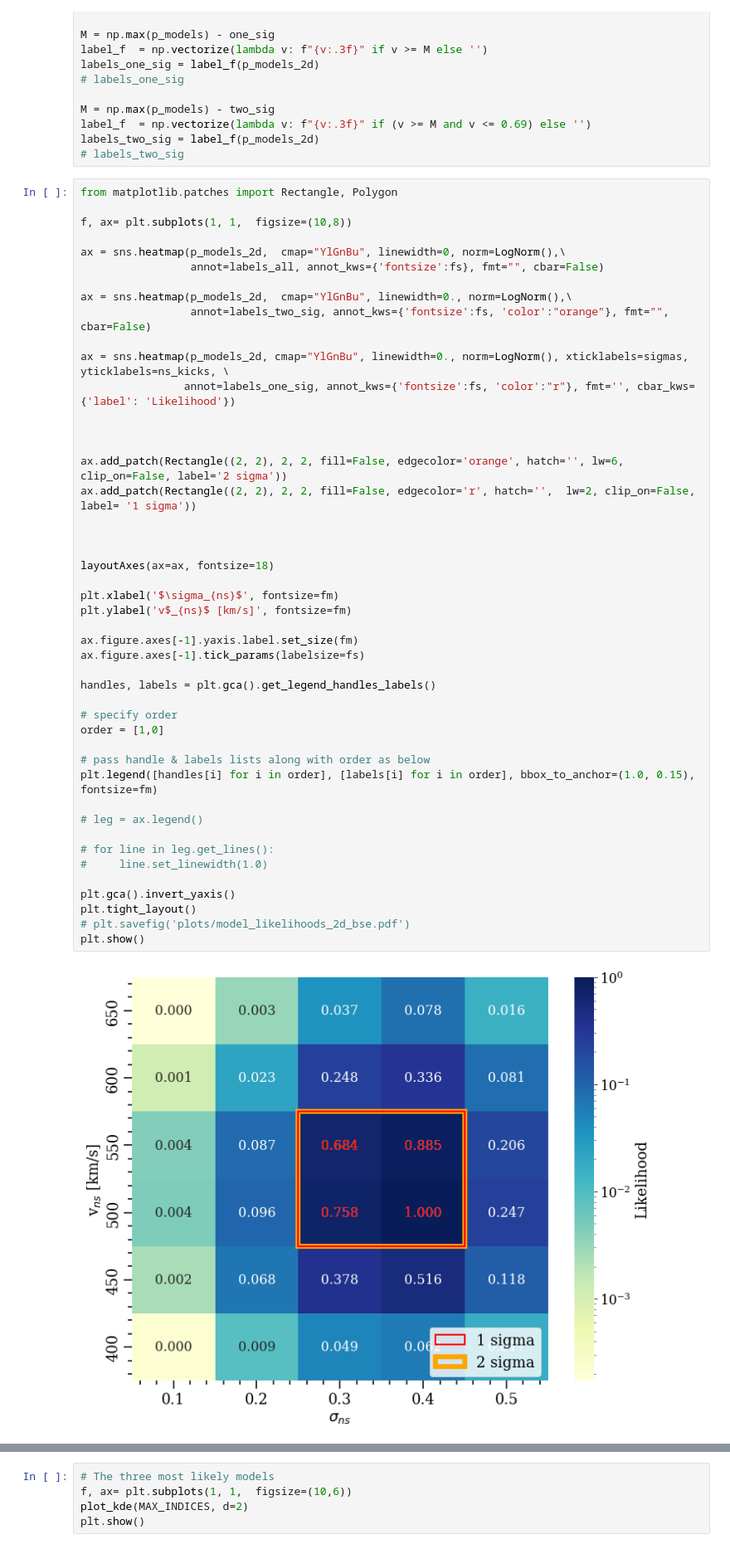
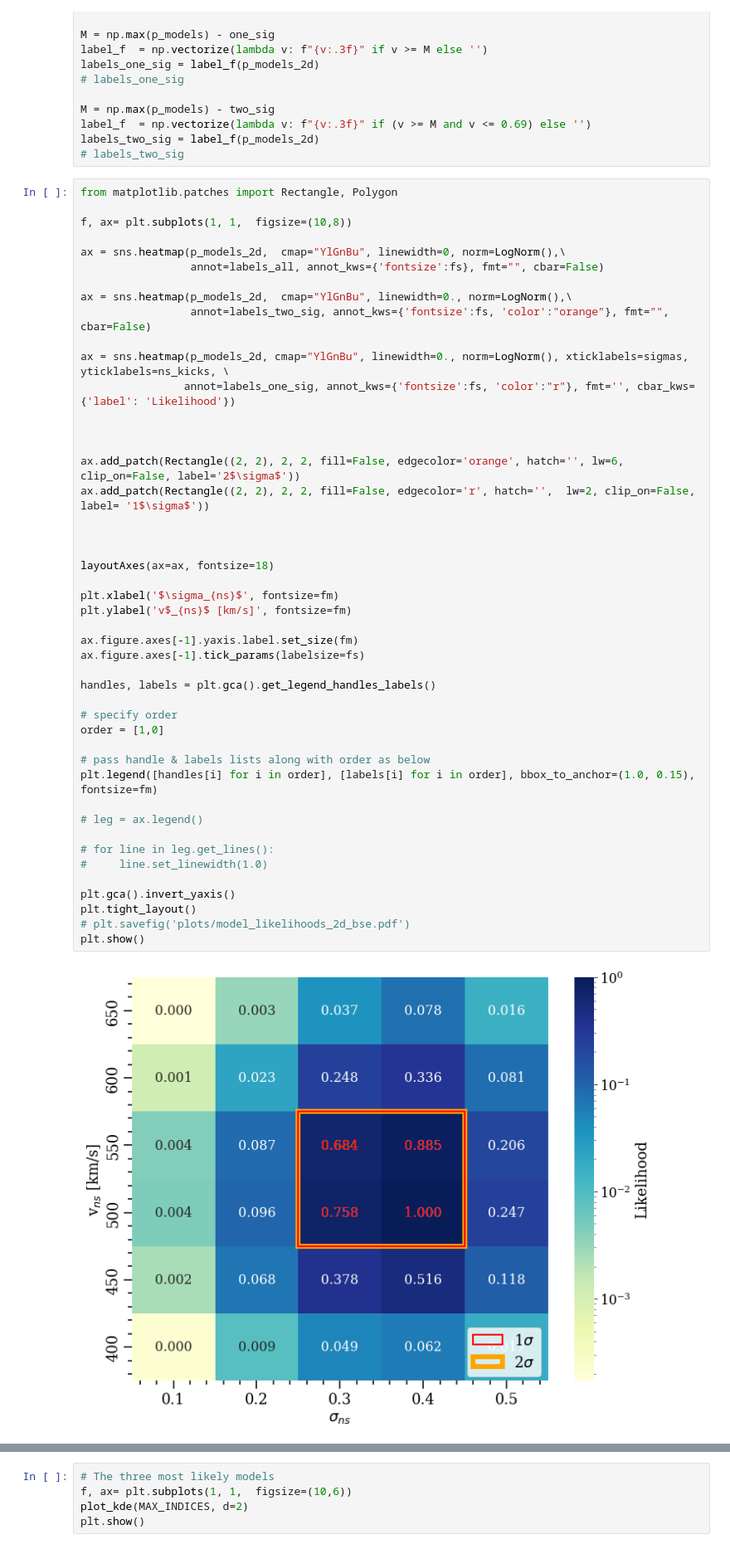
Before and after one commit to veome22/supernova_remnant_prescription, a Jupyter notebook: model_likelihood_analysis_bse.ipynb, the cells around one changed output, grey strips where cells are left out. Shown at 83% size. Cells and saved outputs as stored; diff of their text form.

```diff
--- a/model_likelihood_analysis_bse.ipynb
+++ b/model_likelihood_analysis_bse.ipynb
@@ -354,38 +354,38 @@ ax = sns.heatmap(p_models_2d, cmap="YlGnBu", linewidth=0., norm=LogNorm(), xtick
 
 
 
-ax.add_patch(Rectangle((2, 2), 2, 2, fill=False, edgecolor='orange', hatch='', lw=6, clip_on=False, label='2 sigma'))
-ax.add_patch(Rectangle((2, 2), 2, 2, fill=False, edgecolor='r', hatch='',  lw=2, clip_on=False, label= '1 sigma'))
+ax.add_patch(Rectangle((2, 2), 2, 2, fill=False, edgecolor='orange', hatch='', lw=6, clip_on=False, label='2$\sigma$'))
+ax.add_patch(Rectangle((2, 2), 2, 2, fill=False, edgecolor='r', hatch='',  lw=2, clip_on=False, label= '1$\sigma$'))
 
 
 
 layoutAxes(ax=ax, fontsize=18)
 
 plt.xlabel('$\sigma_{ns}$', fontsize=fm)
 plt.ylabel('v$_{ns}$ [km/s]', fontsize=fm)
 
 ax.figure.axes[-1].yaxis.label.set_size(fm)
 ax.figure.axes[-1].tick_params(labelsize=fs)
 
 handles, labels = plt.gca().get_legend_handles_labels()
 
 # specify order
 order = [1,0]
 
 # pass handle & labels lists along with order as below
 plt.legend([handles[i] for i in order], [labels[i] for i in order], bbox_to_anchor=(1.0, 0.15), fontsize=fm)
 
 # leg = ax.legend()
 
 # for line in leg.get_lines():
 #     line.set_linewidth(1.0)
 
 plt.gca().invert_yaxis()
 plt.tight_layout()
 # plt.savefig('plots/model_likelihoods_2d_bse.pdf')
 plt.show()
 # %% [output]
-[figure, old version]
+[figure, new version]
 # %%
 # Identify the 5 most likely models
 M = sorted(zip(p_models), reverse=True)[:5]
```
Also changed, not shown: parts of 6 cells of this notebook, 2 other files.
